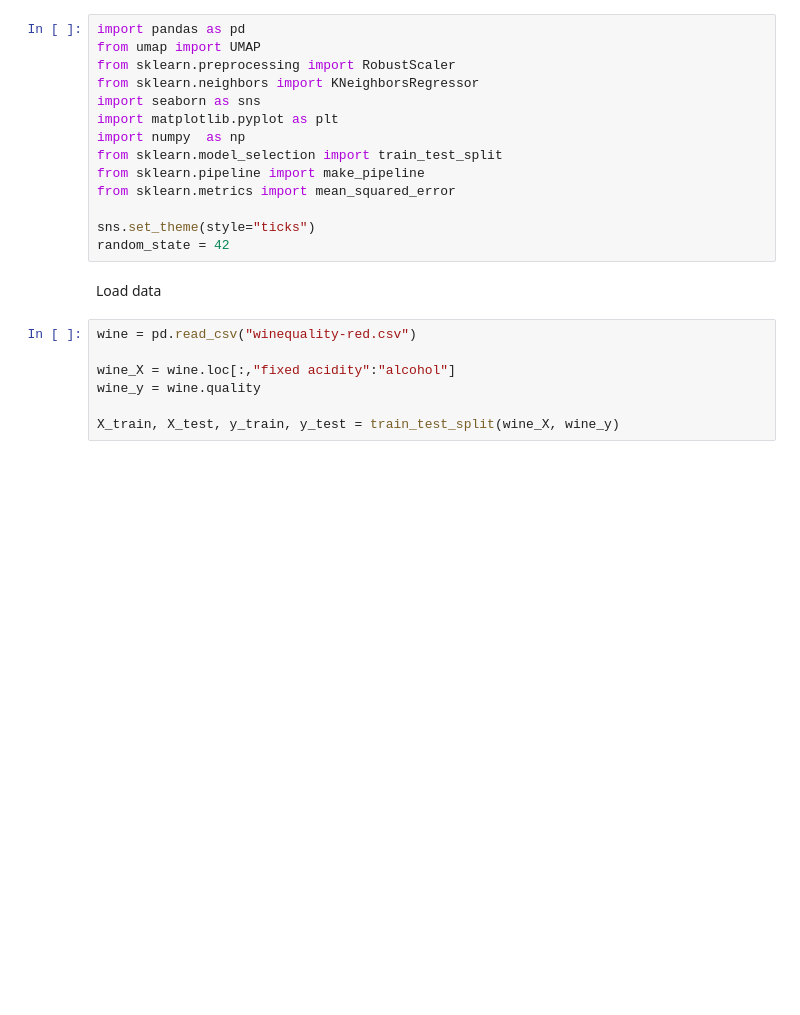
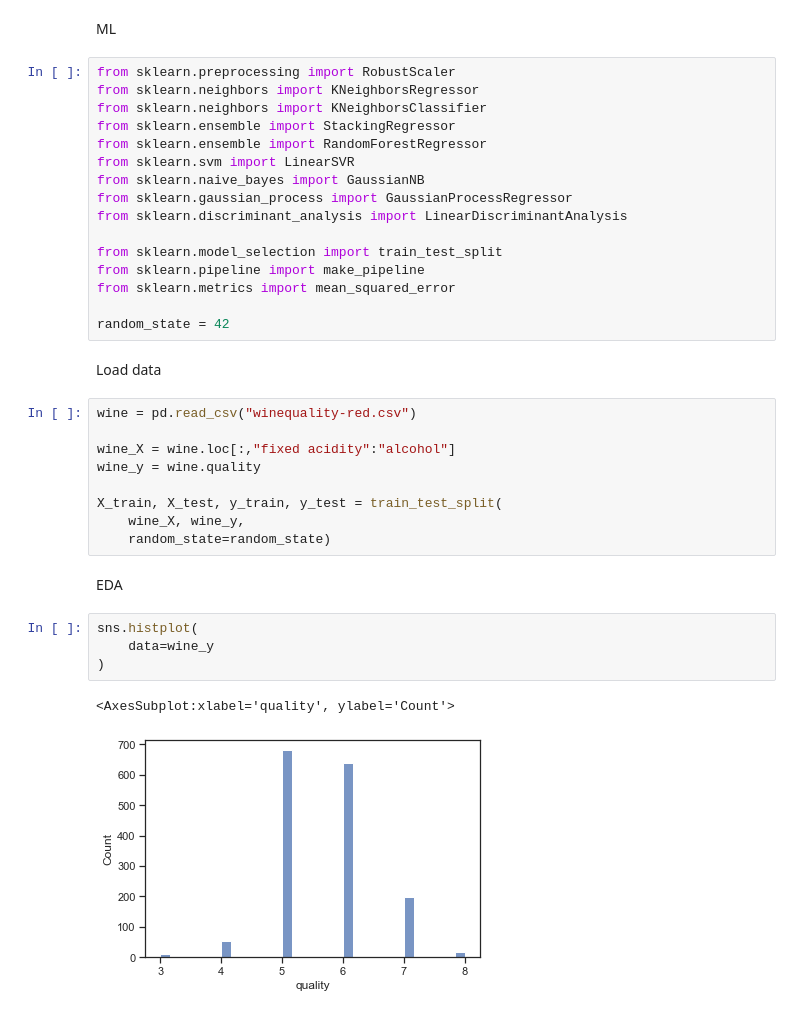
Before and after one commit to SandroMartens/sturdy-bassoon, a Jupyter notebook: Red Wine Quality/analyse.ipynb, the cells around one changed output. Cells and saved outputs as stored; diff of their text form; blank space fills up the shorter version.

```diff
--- a/Red Wine Quality/analyse.ipynb
+++ b/Red Wine Quality/analyse.ipynb
@@ -1,16 +14,20 @@
+# %% [markdown]
+ML
 # %%
-import pandas as pd
-from umap import UMAP
 from sklearn.preprocessing import RobustScaler
 from sklearn.neighbors import KNeighborsRegressor
-import seaborn as sns
-import matplotlib.pyplot as plt
-import numpy  as np
+from sklearn.neighbors import KNeighborsClassifier
+from sklearn.ensemble import StackingRegressor
+from sklearn.ensemble import RandomForestRegressor
+from sklearn.svm import LinearSVR
+from sklearn.naive_bayes import GaussianNB
+from sklearn.gaussian_process import GaussianProcessRegressor
+from sklearn.discriminant_analysis import LinearDiscriminantAnalysis
+
 from sklearn.model_selection import train_test_split
 from sklearn.pipeline import make_pipeline
 from sklearn.metrics import mean_squared_error
 
-sns.set_theme(style="ticks")
 random_state = 42
 # %% [markdown]
 Load data
@@ -20,4 +37,15 @@ wine = pd.read_csv("winequality-red.csv")
 wine_X = wine.loc[:,"fixed acidity":"alcohol"]
 wine_y = wine.quality
 
-X_train, X_test, y_train, y_test = train_test_split(wine_X, wine_y)
+X_train, X_test, y_train, y_test = train_test_split(
+    wine_X, wine_y,
+    random_state=random_state)
+# %% [markdown]
+EDA
+# %%
+sns.histplot(
+    data=wine_y
+)
+# %% [output]
+<AxesSubplot:xlabel='quality', ylabel='Count'>
+[figure, added]
```
Also changed, not shown: parts of 14 cells of this notebook, 1 other file.
